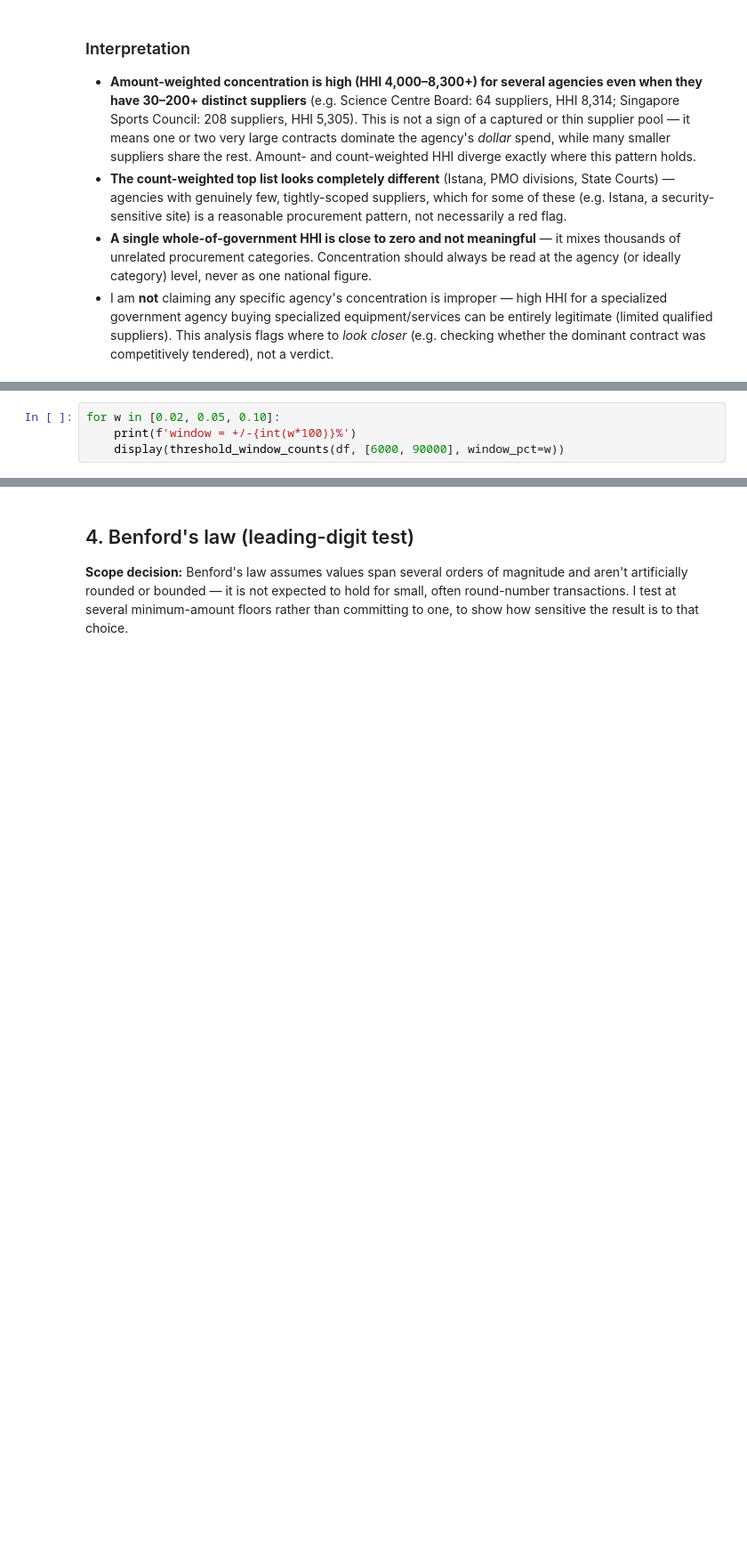
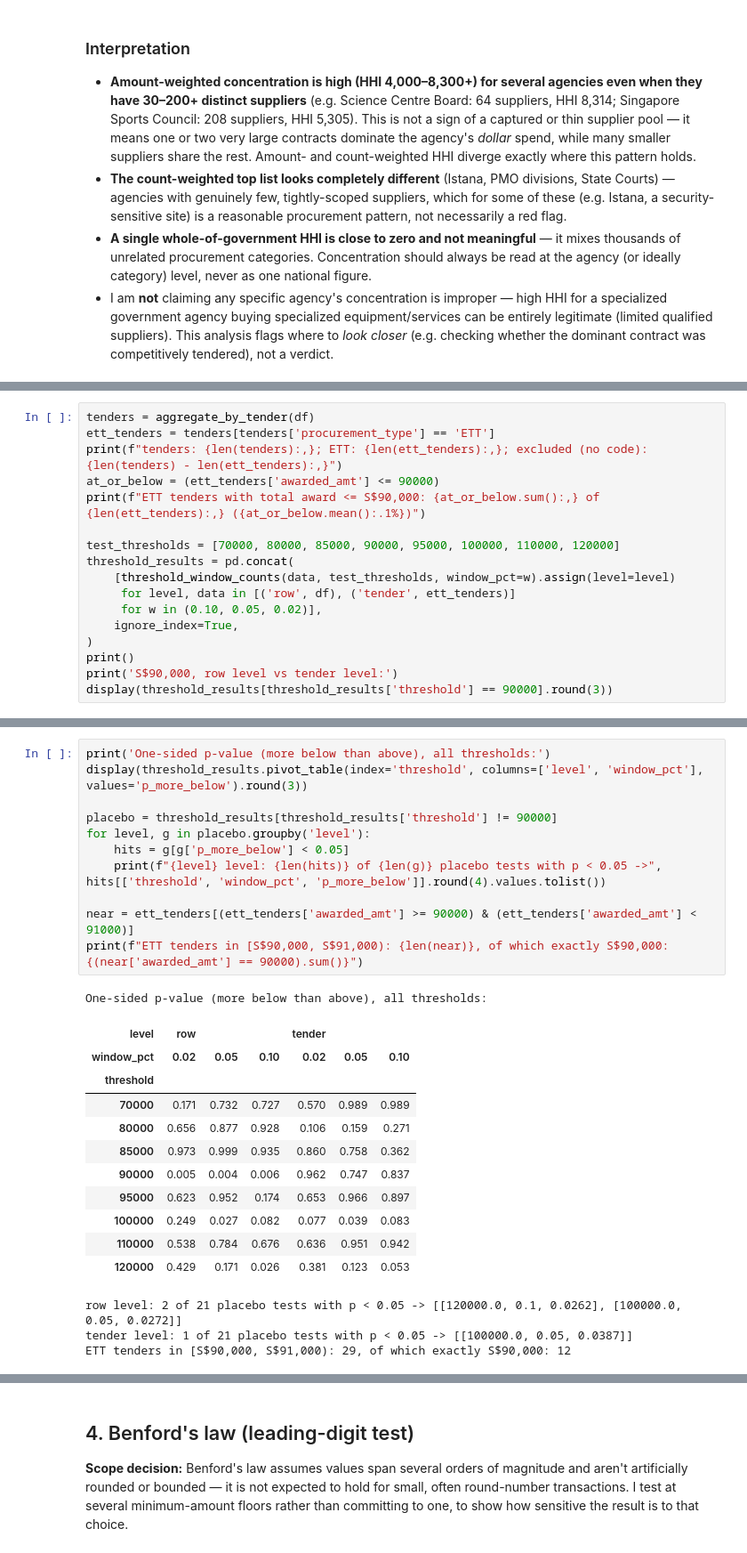
Before and after one commit to CHANGPeijia-ACC/sg-procurement-analysis, a Jupyter notebook: notebooks/01_procurement_analysis.ipynb, the cells around one changed output, grey strips where cells are left out. Shown at 89% size. Saved outputs shown, nothing was run; the diff lists cells and outputs as text; blank space fills up the shorter version.

```diff
--- a/notebooks/01_procurement_analysis.ipynb
+++ b/notebooks/01_procurement_analysis.ipynb
@@ -121,4 +112,0 @@ display(Image('../outputs/figures/concentration_by_agency.png'))
-# %%
-for w in [0.02, 0.05, 0.10]:
-    print(f'window = +/-{int(w*100)}%')
-    display(threshold_window_counts(df, [6000, 90000], window_pct=w))
@@ -151,0 +121,17 @@ display(Image('../outputs/figures/threshold_zoom_6000.png'))
+# %%
+tenders = aggregate_by_tender(df)
+ett_tenders = tenders[tenders['procurement_type'] == 'ETT']
+print(f"tenders: {len(tenders):,}; ETT: {len(ett_tenders):,}; excluded (no code): {len(tenders) - len(ett_tenders):,}")
+at_or_below = (ett_tenders['awarded_amt'] <= 90000)
+print(f"ETT tenders with total award <= S$90,000: {at_or_below.sum():,} of {len(ett_tenders):,} ({at_or_below.mean():.1%})")
+
+test_thresholds = [70000, 80000, 85000, 90000, 95000, 100000, 110000, 120000]
+threshold_results = pd.concat(
+    [threshold_window_counts(data, test_thresholds, window_pct=w).assign(level=level)
+     for level, data in [('row', df), ('tender', ett_tenders)]
+     for w in (0.10, 0.05, 0.02)],
+    ignore_index=True,
+)
+print()
+print('S$90,000, row level vs tender level:')
+display(threshold_results[threshold_results['threshold'] == 90000].round(3))
@@ -151,0 +150,27 @@ display(Image('../outputs/figures/threshold_zoom_6000.png'))
+# %%
+print('One-sided p-value (more below than above), all thresholds:')
+display(threshold_results.pivot_table(index='threshold', columns=['level', 'window_pct'], values='p_more_below').round(3))
+
+placebo = threshold_results[threshold_results['threshold'] != 90000]
+for level, g in placebo.groupby('level'):
+    hits = g[g['p_more_below'] < 0.05]
+    print(f"{level} level: {len(hits)} of {len(g)} placebo tests with p < 0.05 ->", hits[['threshold', 'window_pct', 'p_more_below']].round(4).values.tolist())
+
+near = ett_tenders[(ett_tenders['awarded_amt'] >= 90000) & (ett_tenders['awarded_amt'] < 91000)]
+print(f"ETT tenders in [S$90,000, S$91,000): {len(near)}, of which exactly S$90,000: {(near['awarded_amt'] == 90000).sum()}")
+# %% [output]
+One-sided p-value (more below than above), all thresholds:
+| level | row |  |  | tender |  |  |
+| window_pct | 0.02 | 0.05 | 0.10 | 0.02 | 0.05 | 0.10 |
+| threshold |  |  |  |  |  |  |
+| 70000 | 0.171 | 0.732 | 0.727 | 0.570 | 0.989 | 0.989 |
+| 80000 | 0.656 | 0.877 | 0.928 | 0.106 | 0.159 | 0.271 |
+| 85000 | 0.973 | 0.999 | 0.935 | 0.860 | 0.758 | 0.362 |
+| 90000 | 0.005 | 0.004 | 0.006 | 0.962 | 0.747 | 0.837 |
+| 95000 | 0.623 | 0.952 | 0.174 | 0.653 | 0.966 | 0.897 |
+| 100000 | 0.249 | 0.027 | 0.082 | 0.077 | 0.039 | 0.083 |
+| 110000 | 0.538 | 0.784 | 0.676 | 0.636 | 0.951 | 0.942 |
+| 120000 | 0.429 | 0.171 | 0.026 | 0.381 | 0.123 | 0.053 |
+row level: 2 of 21 placebo tests with p < 0.05 -> [[120000.0, 0.1, 0.0262], [100000.0, 0.05, 0.0272]]
+tender level: 1 of 21 placebo tests with p < 0.05 -> [[100000.0, 0.05, 0.0387]]
+ETT tenders in [S$90,000, S$91,000): 29, of which exactly S$90,000: 12
```
Also changed, not shown: parts of 9 cells of this notebook.
